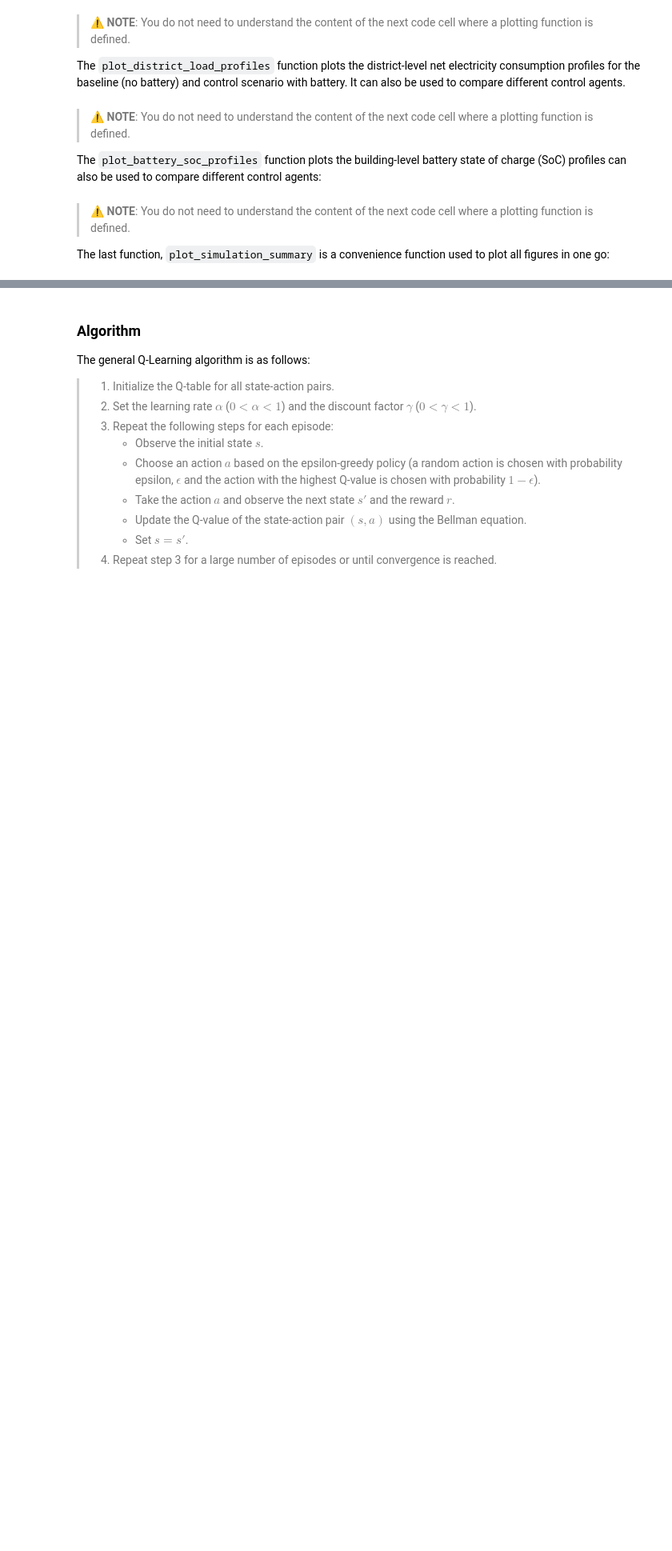
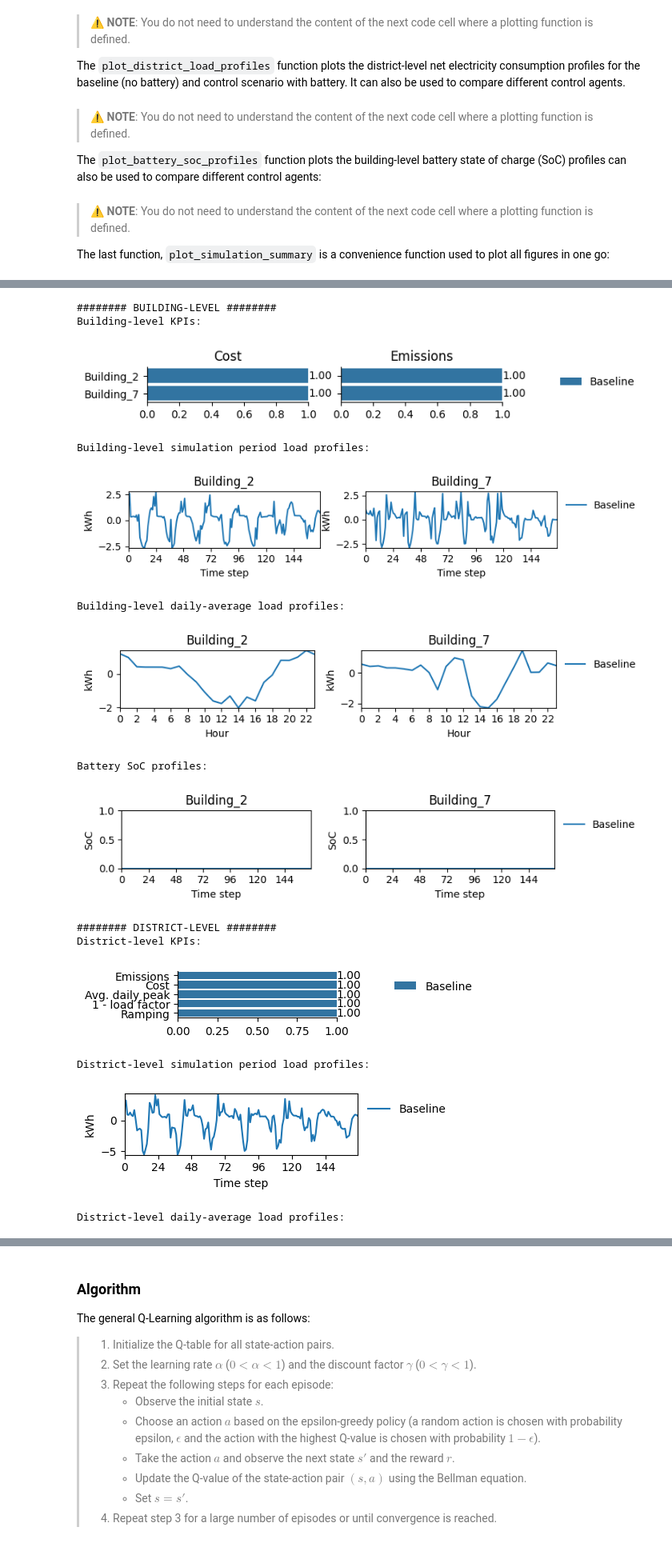
Before and after one commit to climatechange-ai-tutorials/citylearn, a Jupyter notebook: citylearn_ccai_tutorial.ipynb, the cells around one changed output, grey strips where cells are left out. Shown at 80% size. Drawn from its saved outputs; the diff is of its cells as text; code cells hidden in the pictures; blank space fills up the shorter version.

```diff
--- a/citylearn_ccai_tutorial.ipynb
+++ b/citylearn_ccai_tutorial.ipynb
@@ -1072,12 +1209,12 @@ def plot_district_load_profiles(envs: Mapping[str, CityLearnEnv]) -> plt.Figure:
 
 The `plot_battery_soc_profiles` function plots the building-level battery state of charge (SoC) profiles can also be used to compare different control agents:
 # %%
-def plot_battery_soc_profiles(envs: Mapping[str, CityLearnEnv]) -> plt.Figure:
+def plot_battery_soc_profiles(envs: dict[str, CityLearnEnv]) -> plt.Figure:
     """Plots building-level battery SoC profiles fro different control agents.
 
     Parameters
     ----------
-    envs: Mapping[str, CityLearnEnv]
+    envs: dict[str, CityLearnEnv]
         Mapping of user-defined control agent names to environments
         the agents have been used to control.
 
@@ -1096,16 +1233,15 @@ def plot_battery_soc_profiles(envs: Mapping[str, CityLearnEnv]) -> plt.Figure:
 
     for i, ax in enumerate(fig.axes):
         for k, v in envs.items():
-            soc = np.array(v.buildings[i].electrical_storage.soc)
-            capacity = v.buildings[i].electrical_storage.capacity_history[0]
-            y = soc/capacity
+            y = np.array(v.unwrapped.buildings[i].electrical_storage.soc)
             x = range(len(y))
             ax.plot(x, y, label=k)
 
-        ax.set_title(v.buildings[i].name)
+        ax.set_title(v.unwrapped.buildings[i].name)
         ax.set_xlabel('Time step')
         ax.set_ylabel('SoC')
         ax.xaxis.set_major_locator(ticker.MultipleLocator(24))
+        ax.set_ylim(0.0, 1.0)
 
         if i == building_count - 1:
             ax.legend(
@@ -1422,0 +1313,9 @@ In other words, the optimal policy, $\pi$, results from taking those actions $a$
+# %%
+baseline_env = CityLearnEnv(
+    DATASET_NAME,
+    central_agent=CENTRAL_AGENT,
+    buildings=BUILDINGS,
+    active_observations=ACTIVE_OBSERVATIONS,
+    simulation_start_time_step=SIMULATION_START_TIME_STEP,
+    simulation_end_time_step=SIMULATION_END_TIME_STEP,
+)
@@ -1422,0 +1324,2 @@ In other words, the optimal policy, $\pi$, results from taking those actions $a$
+# %%
+baseline_model = BaselineAgent(baseline_env)
@@ -1422,0 +1328,12 @@ In other words, the optimal policy, $\pi$, results from taking those actions $a$
+# %%
+# always start by reseting the environment
+observations, _ = baseline_env.reset()
+
+# step through the environment until terminal
+# state is reached i.e., the control episode ends
+while not baseline_env.terminated:
+    # select actions from the model
+    actions = baseline_model.predict(observations)
+
+    # apply selected actions to the environment
+    observations, _, _, _, _ = baseline_env.step(actions)
@@ -1422,0 +1358,20 @@ In other words, the optimal policy, $\pi$, results from taking those actions $a$
+# %%
+plot_simulation_summary({
+    'Baseline': baseline_env,
+})
+# %% [output]
+######## BUILDING-LEVEL ########
+Building-level KPIs:
+[figure, added]
+Building-level simulation period load profiles:
+[figure, added]
+Building-level daily-average load profiles:
+[figure, added]
+Battery SoC profiles:
+[figure, added]
+######## DISTRICT-LEVEL ########
+District-level KPIs:
+[figure, added]
+District-level simulation period load profiles:
+[figure, added]
+District-level daily-average load profiles:
```
Also changed, not shown: parts of 162 cells of this notebook.
